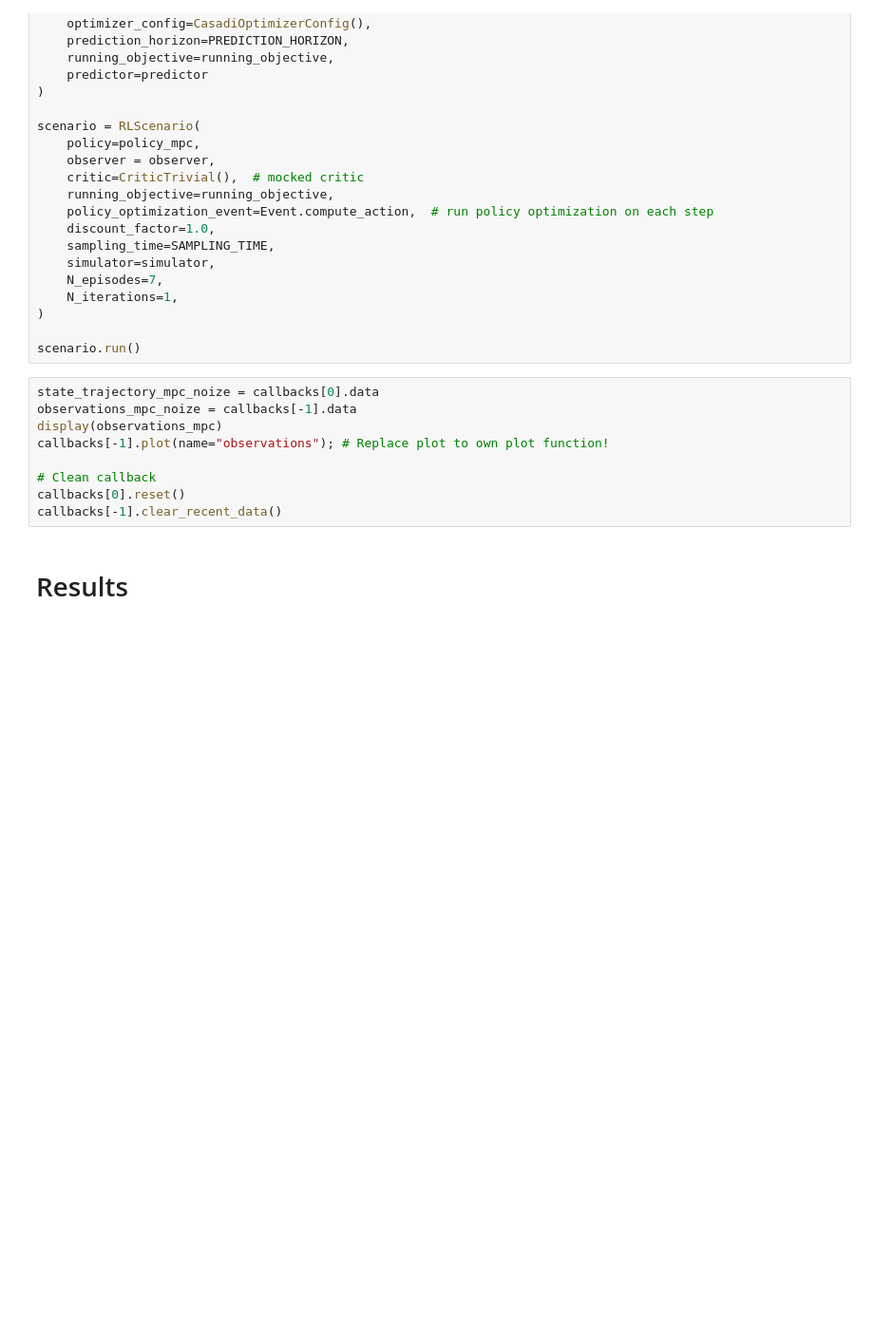
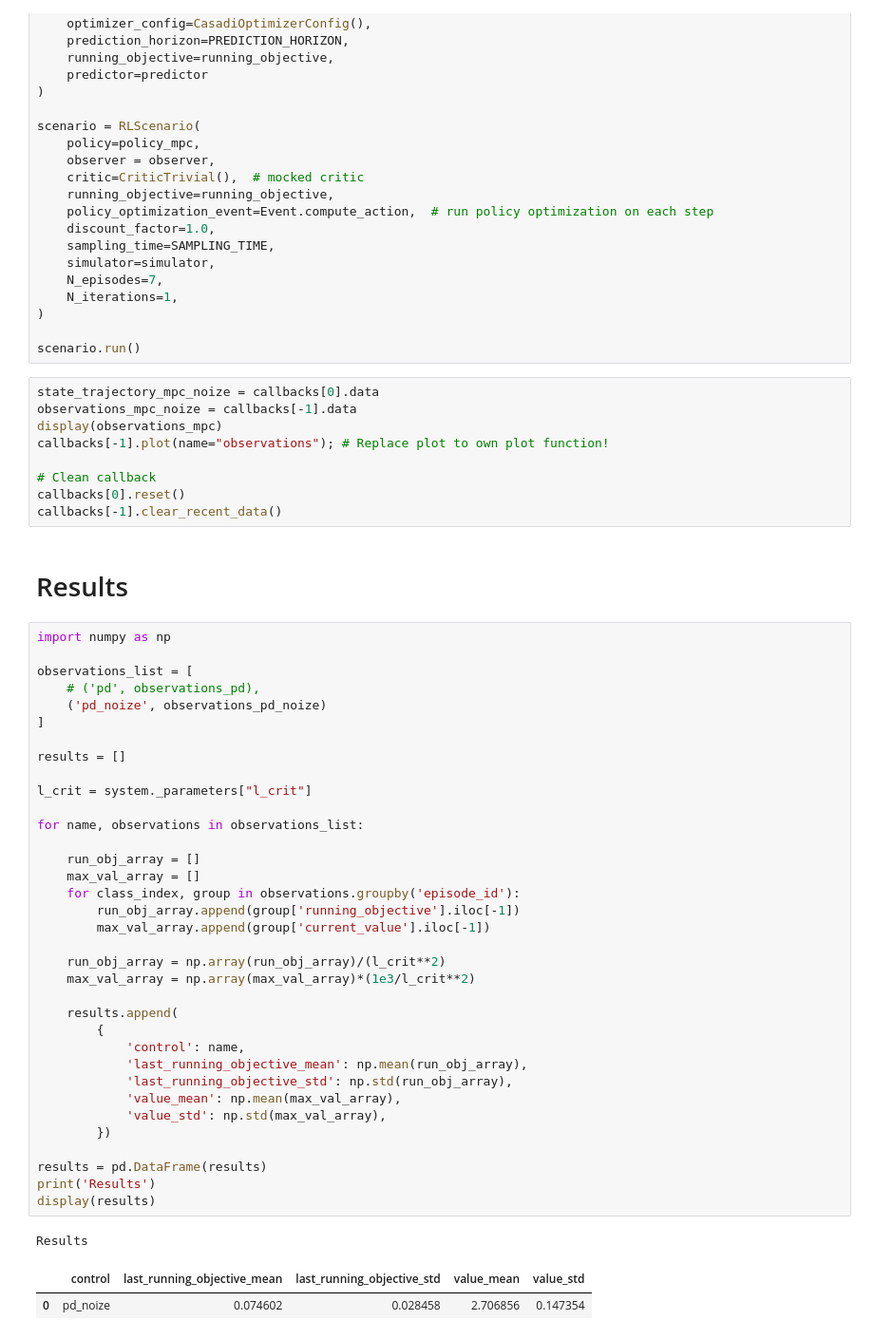
Before and after one commit to mvulf/acm-project, a Jupyter notebook: main.ipynb, the cells around one changed output. Shown at 95% size. Cells and saved outputs as stored; diff of their text form; blank space fills up the shorter version.

```diff
--- a/main.ipynb
+++ b/main.ipynb
@@ -410,3 +480,42 @@ callbacks[0].reset()
 callbacks[-1].clear_recent_data()
 # %% [markdown]
 # Results
+# %%
+import numpy as np
+
+observations_list = [
+    # ('pd', observations_pd),
+    ('pd_noize', observations_pd_noize)
+]
+
+results = []
+
+l_crit = system._parameters["l_crit"]
+
+for name, observations in observations_list:
+
+    run_obj_array = []
+    max_val_array = []
+    for class_index, group in observations.groupby('episode_id'):
+        run_obj_array.append(group['running_objective'].iloc[-1])
+        max_val_array.append(group['current_value'].iloc[-1])
+
+    run_obj_array = np.array(run_obj_array)/(l_crit**2)
+    max_val_array = np.array(max_val_array)*(1e3/l_crit**2)
+
+    results.append(
+        {
+            'control': name,
+            'last_running_objective_mean': np.mean(run_obj_array),
+            'last_running_objective_std': np.std(run_obj_array),
+            'value_mean': np.mean(max_val_array),
+            'value_std': np.std(max_val_array),
+        })
+
+results = pd.DataFrame(results)
+print('Results')
+display(results)
+# %% [output]
+Results
+|  | control | last_running_objective_mean | last_running_objective_std | value_mean | value_std |
+| 0 | pd_noize | 0.074602 | 0.028458 | 2.706856 | 0.147354 |
```
Also changed, not shown: parts of 5 cells of this notebook.
